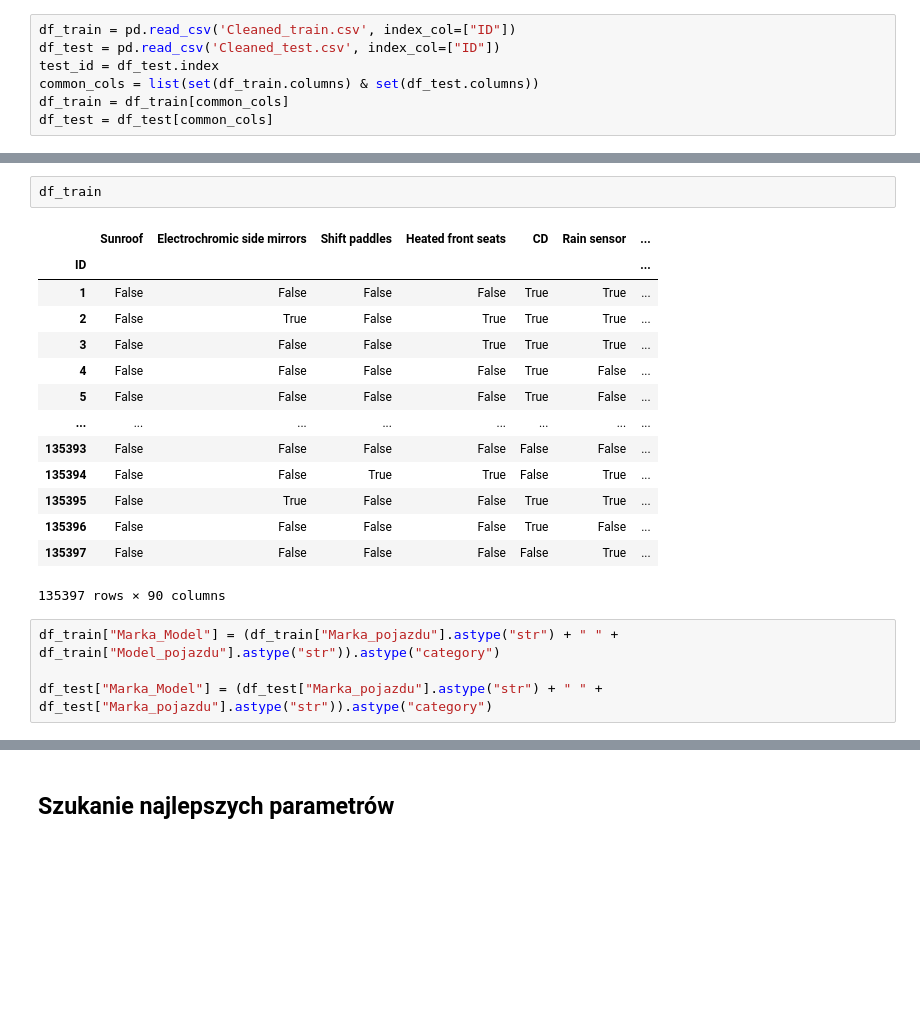
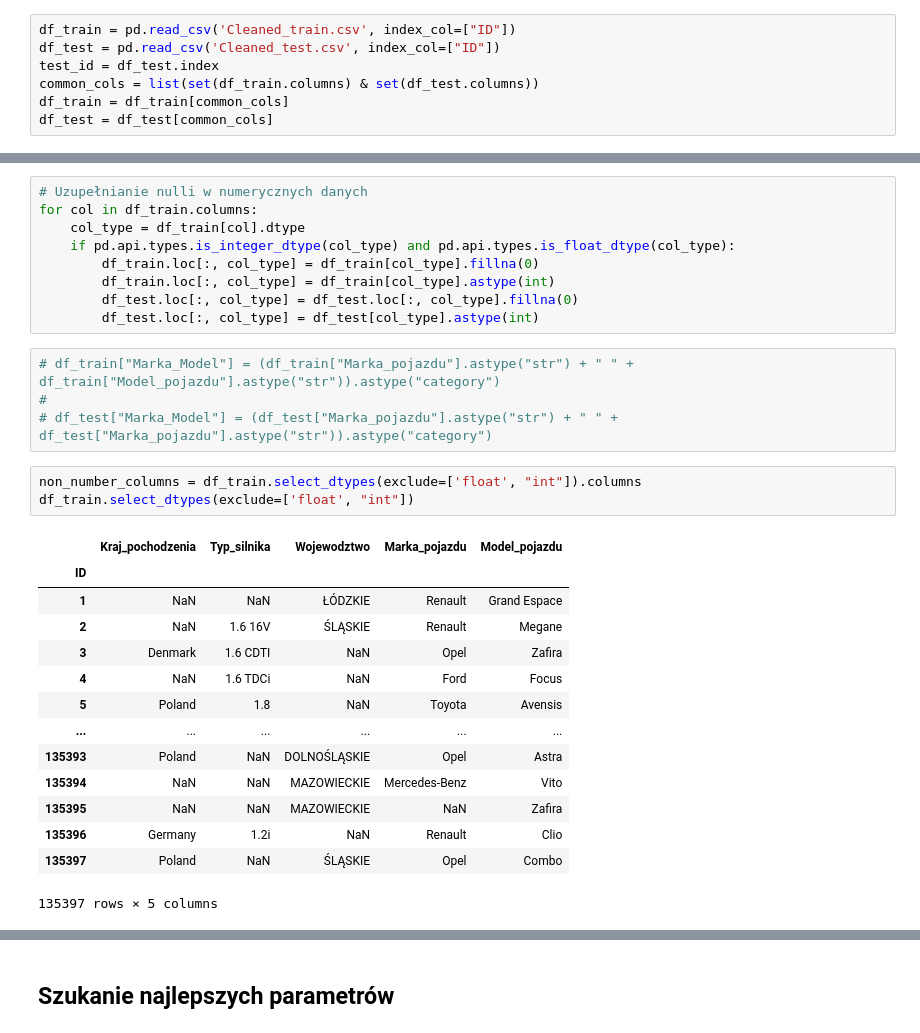
Before and after one commit to s28492/Predicting-and-Analyzing-Car-Prices-Using-Data-Science, a Jupyter notebook: Prediction.ipynb, the cells around one changed output, grey strips where cells are left out. Cells and saved outputs as stored; diff of their text form; blank space fills up the shorter version.

```diff
--- a/Prediction.ipynb
+++ b/Prediction.ipynb
@@ -180,24 +180,34 @@ for element in ls:
 df_train = df_train[ls].astype(new_dtype_dict)
 df_test = df_test[ls].astype(new_dtype_dict)
 # %%
-df_train
+# Uzupełnianie nulli w numerycznych danych
+for col in df_train.columns:
+    col_type = df_train[col].dtype
+    if pd.api.types.is_integer_dtype(col_type) and pd.api.types.is_float_dtype(col_type):
+        df_train.loc[:, col_type] = df_train[col_type].fillna(0)
+        df_train.loc[:, col_type] = df_train[col_type].astype(int)
+        df_test.loc[:, col_type] = df_test.loc[:, col_type].fillna(0)
+        df_test.loc[:, col_type] = df_test[col_type].astype(int)
-# %% [output]
-|  | Sunroof | Electrochromic side mirrors | Shift paddles | Heated front seats | CD | Rain sensor | ... |
-| ID |  |  |  |  |  |  | ... |
-| 1 | False | False | False | False | True | True | ... |
-| 2 | False | True | False | True | True | True | ... |
-| 3 | False | False | False | True | True | True | ... |
-| 4 | False | False | False | False | True | False | ... |
-| 5 | False | False | False | False | True | False | ... |
-| ... | ... | ... | ... | ... | ... | ... | ... |
-| 135393 | False | False | False | False | False | False | ... |
-| 135394 | False | False | True | True | False | True | ... |
-| 135395 | False | True | False | False | True | True | ... |
-| 135396 | False | False | False | False | True | False | ... |
-| 135397 | False | False | False | False | False | True | ... |
-135397 rows × 90 columns
 # %%
-df_train["Marka_Model"] = (df_train["Marka_pojazdu"].astype("str") + " " + df_train["Model_pojazdu"].astype("str")).astype("category")
-
-df_test["Marka_Model"] = (df_test["Marka_pojazdu"].astype("str") + " " + df_test["Marka_pojazdu"].astype("str")).astype("category")
+# df_train["Marka_Model"] = (df_train["Marka_pojazdu"].astype("str") + " " + df_train["Model_pojazdu"].astype("str")).astype("category")
+#
+# df_test["Marka_Model"] = (df_test["Marka_pojazdu"].astype("str") + " " + df_test["Marka_pojazdu"].astype("str")).astype("category")
+# %%
+non_number_columns = df_train.select_dtypes(exclude=['float', "int"]).columns
+df_train.select_dtypes(exclude=['float', "int"])
+# %% [output]
+|  | Kraj_pochodzenia | Typ_silnika | Wojewodztwo | Marka_pojazdu | Model_pojazdu |
+| ID |  |  |  |  |  |
+| 1 | NaN | NaN | ŁÓDZKIE | Renault | Grand Espace |
+| 2 | NaN | 1.6 16V | ŚLĄSKIE | Renault | Megane |
+| 3 | Denmark | 1.6 CDTI | NaN | Opel | Zafira |
+| 4 | NaN | 1.6 TDCi | NaN | Ford | Focus |
+| 5 | Poland | 1.8 | NaN | Toyota | Avensis |
+| ... | ... | ... | ... | ... | ... |
+| 135393 | Poland | NaN | DOLNOŚLĄSKIE | Opel | Astra |
+| 135394 | NaN | NaN | MAZOWIECKIE | Mercedes-Benz | Vito |
+| 135395 | NaN | NaN | MAZOWIECKIE | NaN | Zafira |
+| 135396 | Germany | 1.2i | NaN | Renault | Clio |
+| 135397 | Poland | NaN | ŚLĄSKIE | Opel | Combo |
+135397 rows × 5 columns
 # %%
```
Also changed, not shown: parts of 16 cells of this notebook.
